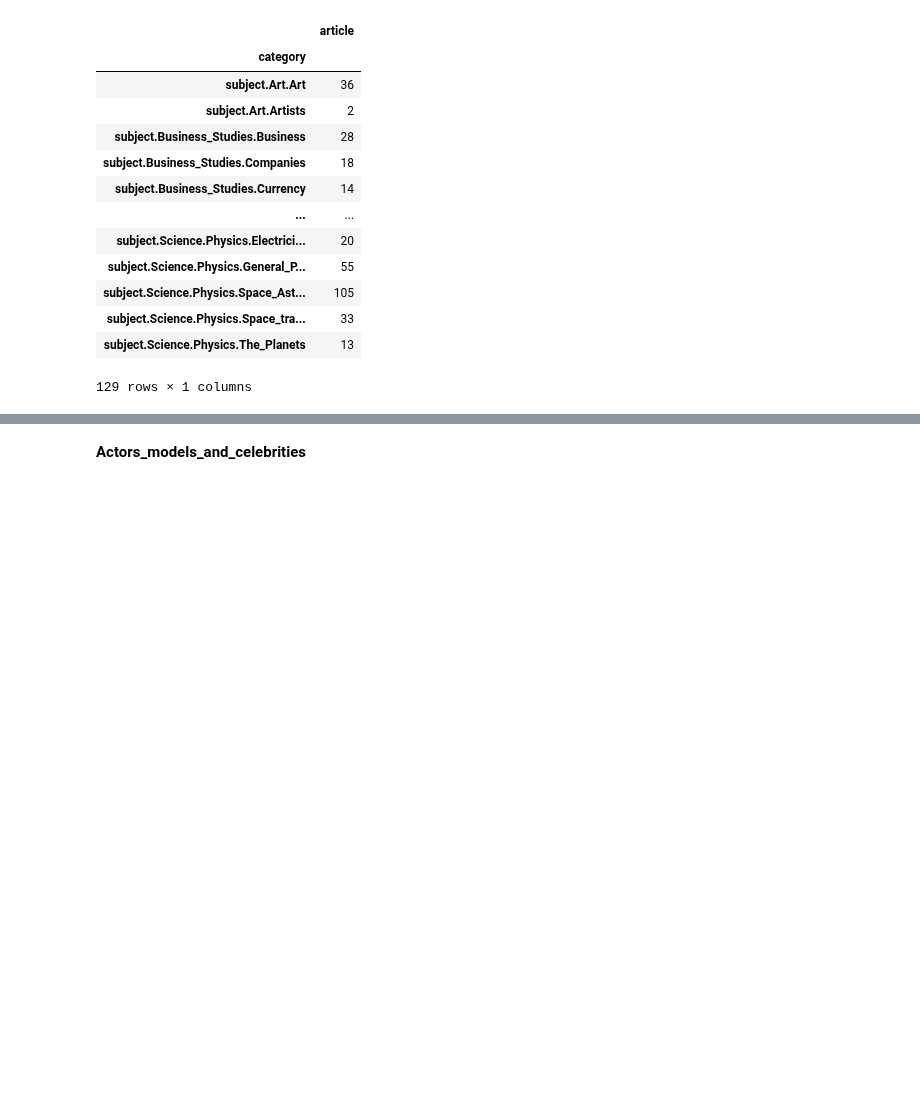
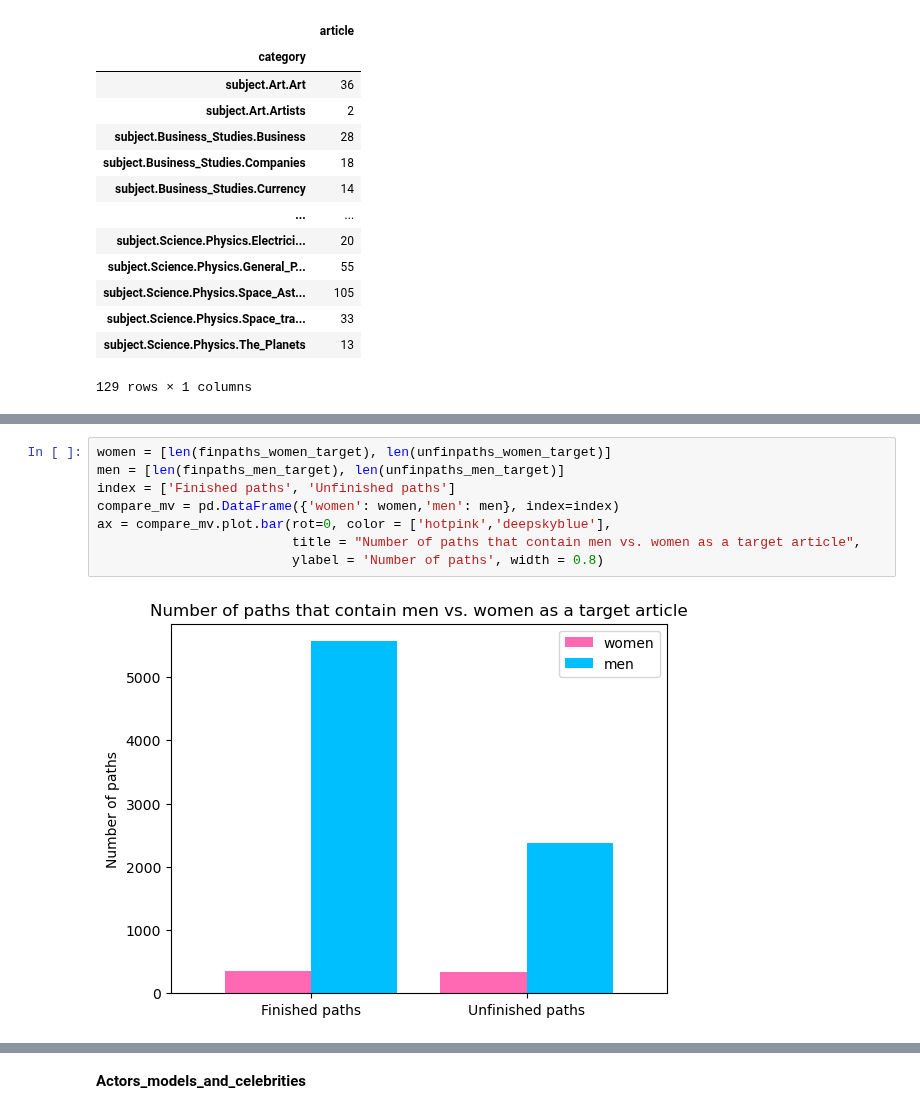
Before and after one commit to epfl-ada/ada-2022-project-metadata, a Jupyter notebook: vala.ipynb, the cells around one changed output, grey strips where cells are left out. Saved outputs shown, nothing was run; the diff lists cells and outputs as text; blank space fills up the shorter version.

```diff
--- a/vala.ipynb
+++ b/vala.ipynb
@@ -279,0 +240,10 @@ The number of categories is 129
+# %%
+women = [len(finpaths_women_target), len(unfinpaths_women_target)]
+men = [len(finpaths_men_target), len(unfinpaths_men_target)]
+index = ['Finished paths', 'Unfinished paths']
+compare_mv = pd.DataFrame({'women': women,'men': men}, index=index)
+ax = compare_mv.plot.bar(rot=0, color = ['hotpink','deepskyblue'],
+                         title = "Number of paths that contain men vs. women as a target article",
+                         ylabel = 'Number of paths', width = 0.8)
+# %% [output]
+[figure, added]
```
Also changed, not shown: parts of 87 cells of this notebook.
